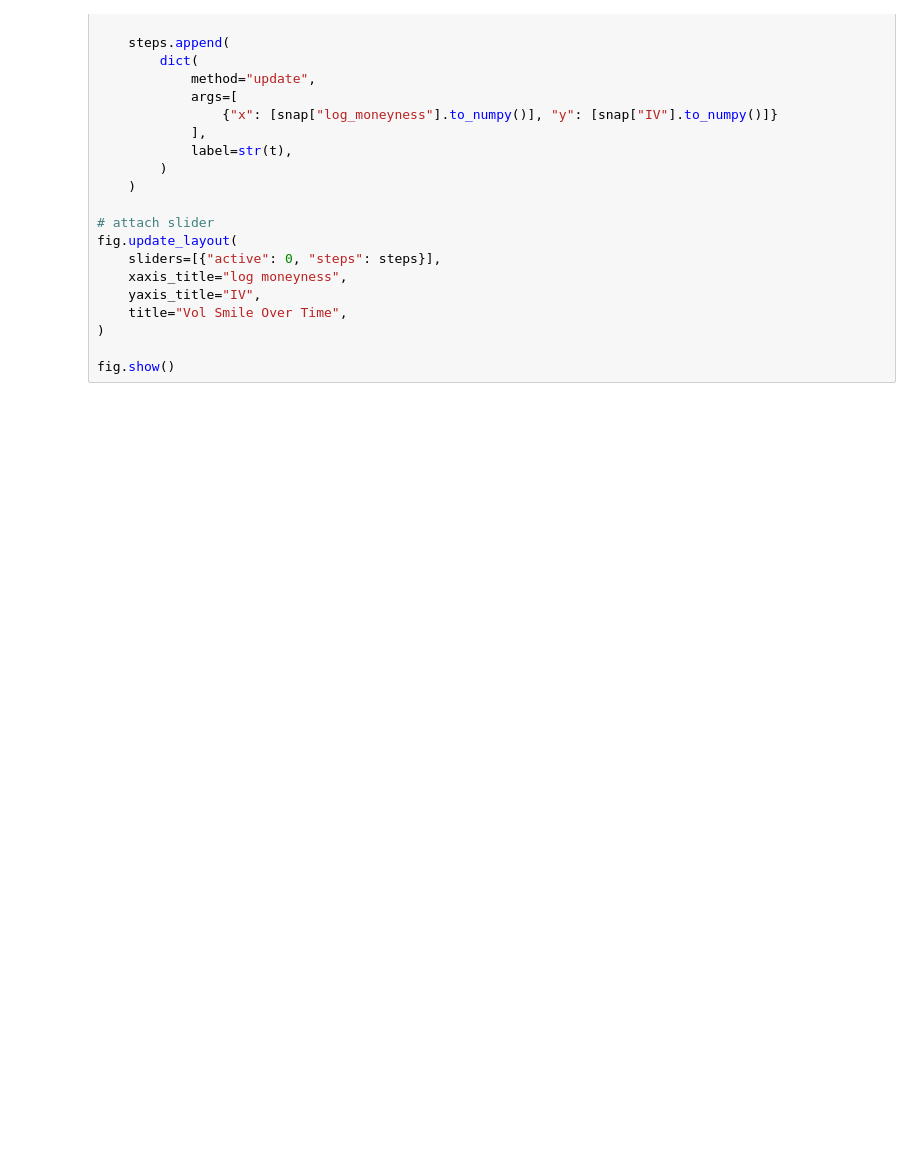
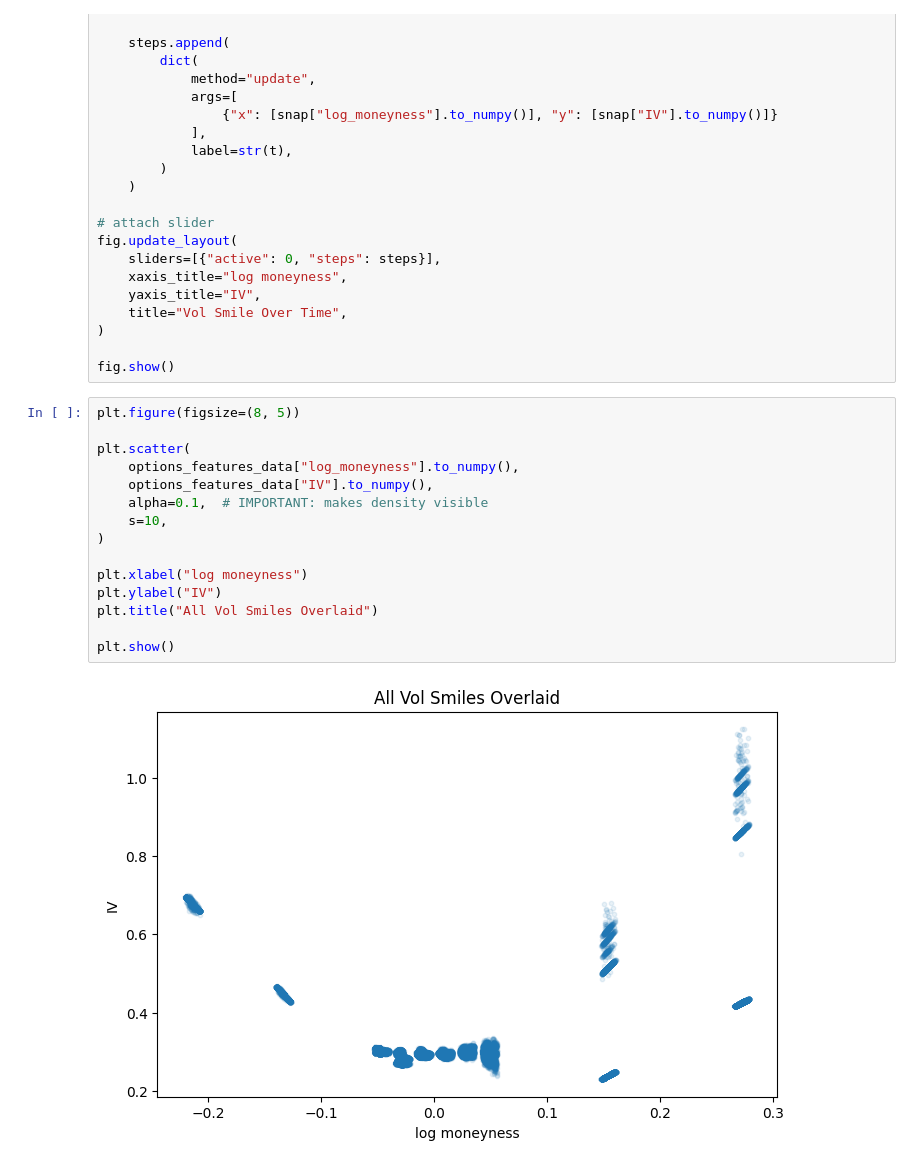
Before and after one commit to MrMoneyInTheBank/Prosperity, a Jupyter notebook: src/notebooks/products_analysis/vev_options.ipynb, the cells around one changed output. Saved outputs shown, nothing was run; the diff lists cells and outputs as text; blank space fills up the shorter version.

Commit message:
feat: add iv smile plots to options eda

```diff
--- a/src/notebooks/products_analysis/vev_options.ipynb
+++ b/src/notebooks/products_analysis/vev_options.ipynb
@@ -192,3 +192,20 @@ fig.update_layout(
 )
 
 fig.show()
+# %%
+plt.figure(figsize=(8, 5))
+
+plt.scatter(
+    options_features_data["log_moneyness"].to_numpy(),
+    options_features_data["IV"].to_numpy(),
+    alpha=0.1,  # IMPORTANT: makes density visible
+    s=10,
+)
+
+plt.xlabel("log moneyness")
+plt.ylabel("IV")
+plt.title("All Vol Smiles Overlaid")
+
+plt.show()
+# %% [output]
+[figure, added]
```
Also changed, not shown: parts of 1 cell of this notebook.
